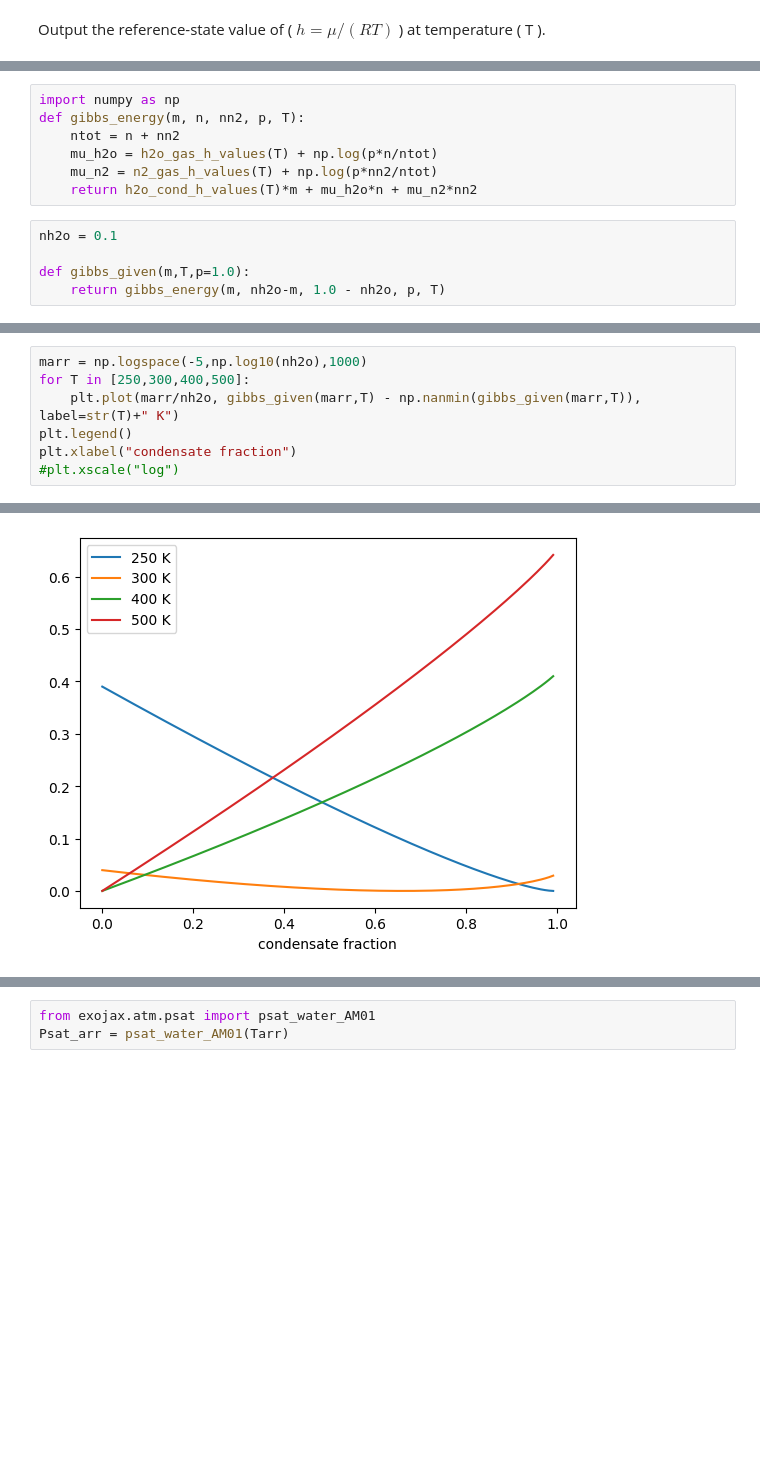
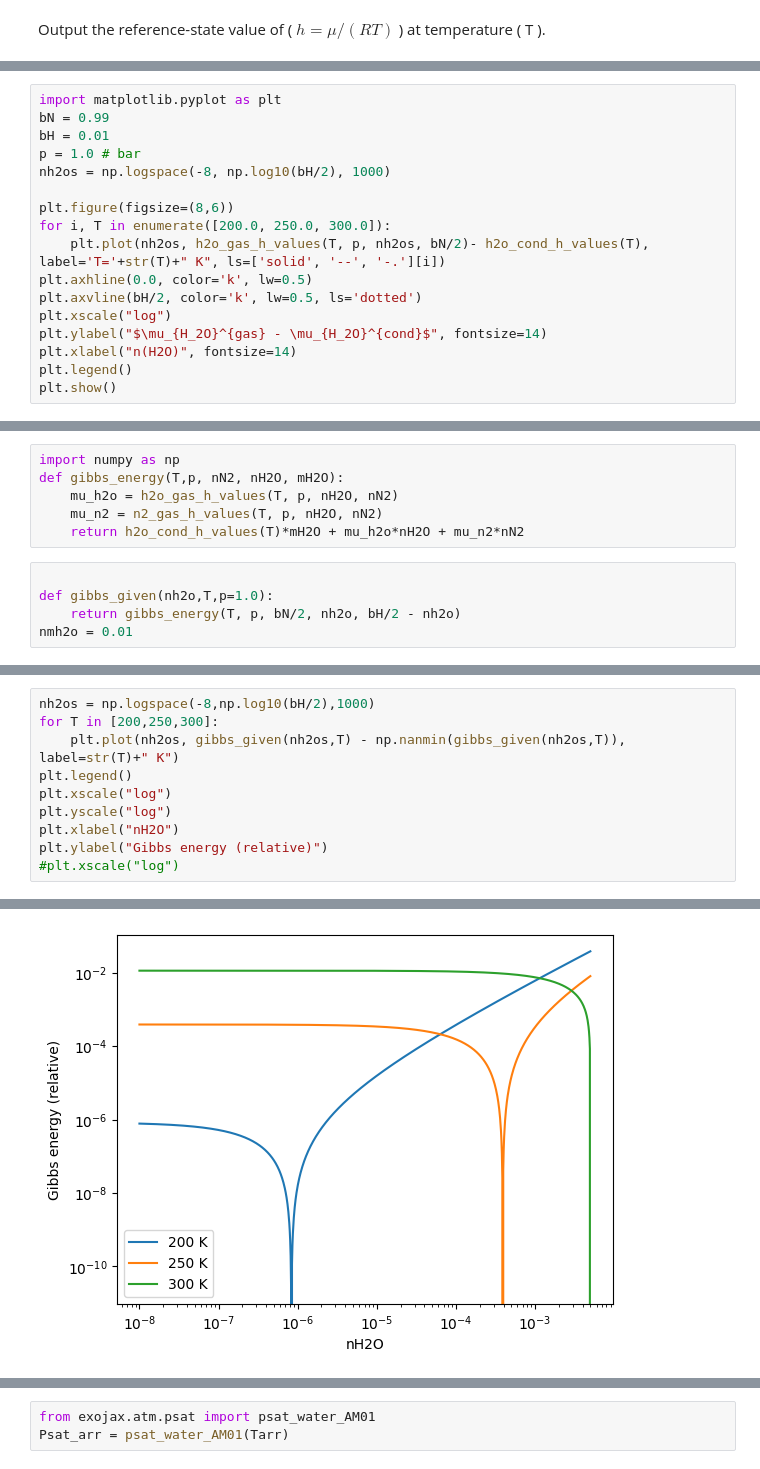
Before and after one commit to HajimeKawahara/exogibbs, a Jupyter notebook: documents/ipynb/fastchem_cond_chemical_potential.ipynb, the cells around one changed output, grey strips where cells are left out. Cells and saved outputs as stored; diff of their text form; blank space fills up the shorter version.

Commit message:
adds explanation in fastchem_cond exmaple

```diff
--- a/documents/ipynb/fastchem_cond_chemical_potential.ipynb
+++ b/documents/ipynb/fastchem_cond_chemical_potential.ipynb
@@ -91,0 +97,17 @@ def n2_gas_h_values(T):
+# %%
+import matplotlib.pyplot as plt
+bN = 0.99
+bH = 0.01
+p = 1.0 # bar
+nh2os = np.logspace(-8, np.log10(bH/2), 1000)
+
+plt.figure(figsize=(8,6))
+for i, T in enumerate([200.0, 250.0, 300.0]):
+    plt.plot(nh2os, h2o_gas_h_values(T, p, nh2os, bN/2)- h2o_cond_h_values(T), label='T='+str(T)+" K", ls=['solid', '--', '-.'][i])
+plt.axhline(0.0, color='k', lw=0.5)
+plt.axvline(bH/2, color='k', lw=0.5, ls='dotted')
+plt.xscale("log")
+plt.ylabel("$\mu_{H_2O}^{gas} - \mu_{H_2O}^{cond}$", fontsize=14)
+plt.xlabel("n(H2O)", fontsize=14)
+plt.legend()
+plt.show()
@@ -92,12 +118,11 @@ def n2_gas_h_values(T):
 # %%
 import numpy as np
-def gibbs_energy(m, n, nn2, p, T):
-    ntot = n + nn2
-    mu_h2o = h2o_gas_h_values(T) + np.log(p*n/ntot)
-    mu_n2 = n2_gas_h_values(T) + np.log(p*nn2/ntot)
-    return h2o_cond_h_values(T)*m + mu_h2o*n + mu_n2*nn2
+def gibbs_energy(T,p, nN2, nH2O, mH2O):
+    mu_h2o = h2o_gas_h_values(T, p, nH2O, nN2)
+    mu_n2 = n2_gas_h_values(T, p, nH2O, nN2)
+    return h2o_cond_h_values(T)*mH2O + mu_h2o*nH2O + mu_n2*nN2
 # %%
-nh2o = 0.1
 
-def gibbs_given(m,T,p=1.0):
-    return gibbs_energy(m, nh2o-m, 1.0 - nh2o, p, T)
+def gibbs_given(nh2o,T,p=1.0):
+    return gibbs_energy(T, p, bN/2, nh2o, bH/2 - nh2o)
+nmh2o = 0.01
@@ -106,8 +129,11 @@ import matplotlib.pyplot as plt
 # %%
-marr = np.logspace(-5,np.log10(nh2o),1000)
-for T in [250,300,400,500]:
-    plt.plot(marr/nh2o, gibbs_given(marr,T) - np.nanmin(gibbs_given(marr,T)), label=str(T)+" K")
+nh2os = np.logspace(-8,np.log10(bH/2),1000)
+for T in [200,250,300]:
+    plt.plot(nh2os, gibbs_given(nh2os,T) - np.nanmin(gibbs_given(nh2os,T)), label=str(T)+" K")
 plt.legend()
-plt.xlabel("condensate fraction")
+plt.xscale("log")
+plt.yscale("log")
+plt.xlabel("nH2O")
+plt.ylabel("Gibbs energy (relative)")
 #plt.xscale("log")
 # %% [output]
@@ -115,3 +141,3 @@ Text(0.5, 0, 'condensate fraction')
-[figure, old version]
+[figure, new version]
 # %%
 def mmin(T,p=1.0):
```
Also changed, not shown: parts of 8 cells of this notebook.
